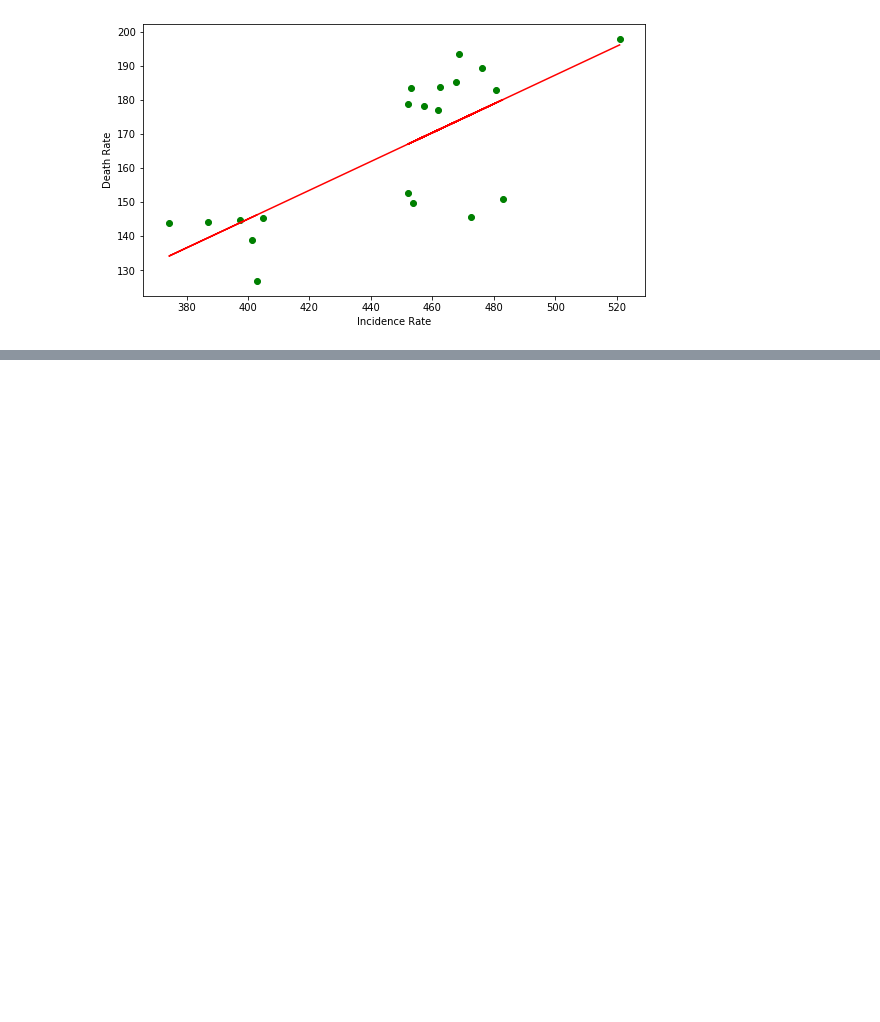
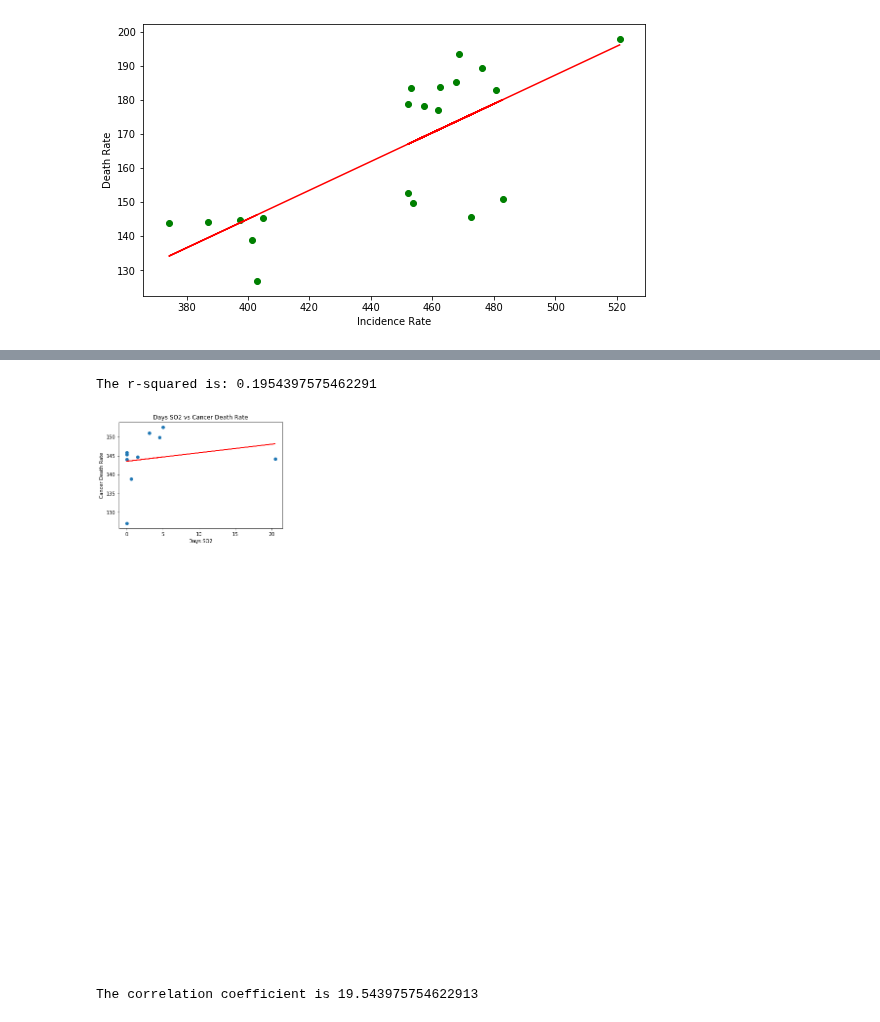
Before and after one commit to settinge/Cancer-and-Nonbiological-Variables, a Jupyter notebook: Analysis_cancer.ipynb, the cells around one changed output, grey strips where cells are left out. Drawn from its saved outputs; the diff is of its cells as text; code cells hidden in the pictures; blank space fills up the shorter version.

```diff
--- a/Analysis_cancer.ipynb
+++ b/Analysis_cancer.ipynb
@@ -325,0 +460,25 @@ y = 0.42x + -24.27
+# %%
+#scatter plot displaying the percentage of days SO2 was the main air pollutant for the top ten states against cancer death rate
+
+x_axis=merge_high["Days SO2"]
+data=merge_high["Death Rate"]
+(slope, intercept, rvalue, pvalue, stderr) = linregress(x_axis, data)
+regress_values = x_axis * slope + intercept
+line_eq = "y = " + str(round(slope,2)) + "x + " + str(round(intercept,2))
+plt.scatter(x_axis,data)
+plt.plot(x_axis,regress_values,"r-")
+plt.annotate(line_eq,(6,10),fontsize=15,color="red")
+plt.title('Days SO2 vs Cancer Death Rate')
+plt.xlabel('Days SO2')
+plt.ylabel('Cancer Death Rate')
+print(f"The r-squared is: {rvalue}")
+plt.show()
+correlation=st.pearsonr(x_axis,data)
+# correlation
+cf=correlation[0]*100
+
+print (f"The correlation coefficient is {cf}")
+# %% [output]
+The r-squared is: 0.1954397575462291
+[figure, added]
+The correlation coefficient is 19.543975754622913
```
Also changed, not shown: parts of 11 cells of this notebook, 1 other file.
